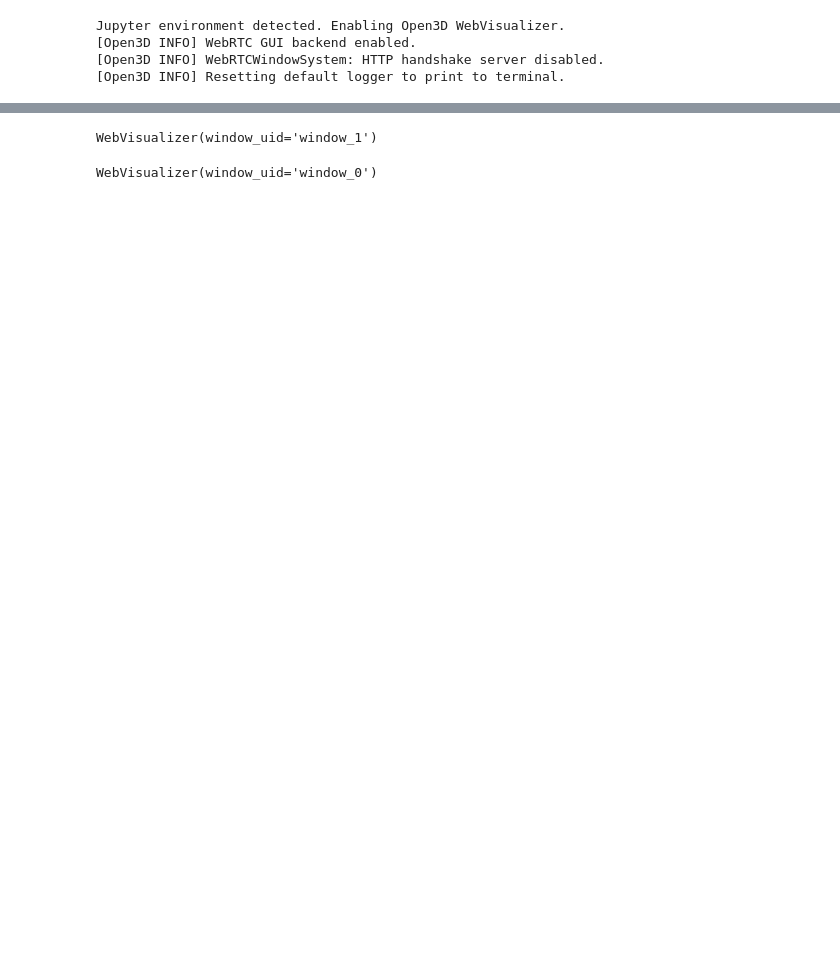
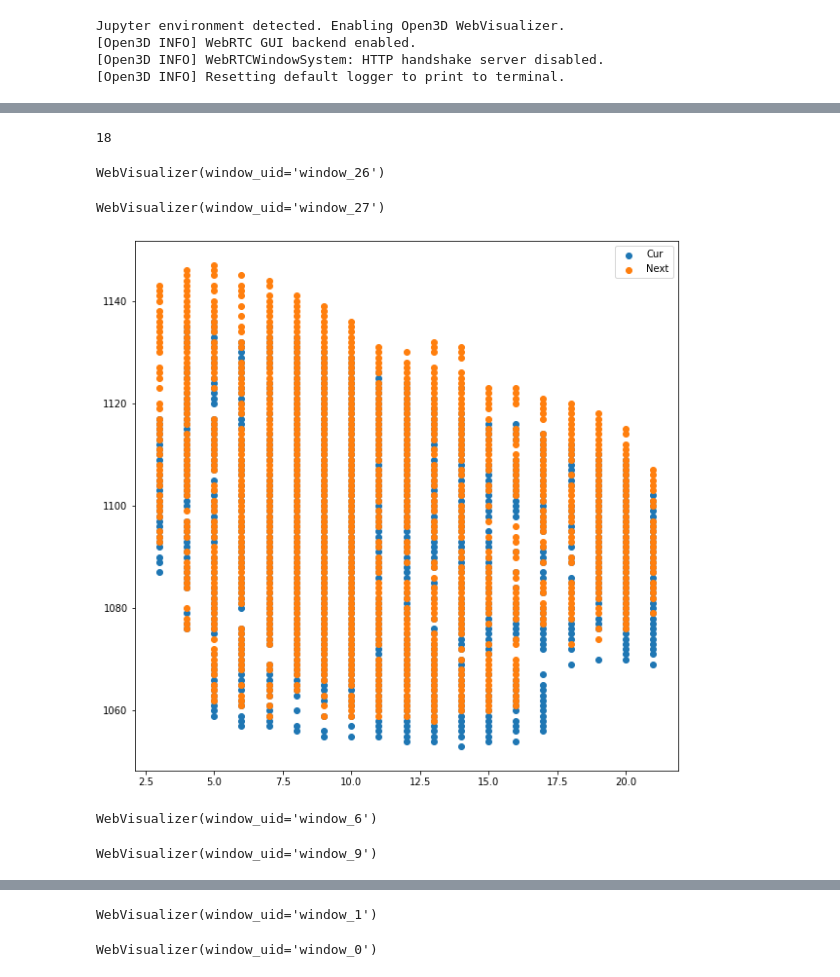
Before and after one commit to jksdbks123/Lidar-Tracker, a Jupyter notebook: LiDAR_Tracker_Project/PcapParser.ipynb, the cells around one changed output, grey strips where cells are left out. Cells and saved outputs as stored; diff of their text form; code cells hidden in the pictures; blank space fills up the shorter version.

```diff
--- a/LiDAR_Tracker_Project/PcapParser.ipynb
+++ b/LiDAR_Tracker_Project/PcapParser.ipynb
@@ -85,0 +52,15 @@ WebVisualizer(window_uid='window_1')
+# %%
+def get_features_pred(Labeling_map_cur,Labeling_map_next,Td_map_cur,Td_map_next):
+
+    Td_map_cur,Td_map_next = convert_fornmat(Td_map_cur),convert_fornmat(Td_map_next)
+    rows_cur, cols_cur = np.where(Labeling_map_cur != -1) # x0: col, y0: row
+    rows_next, cols_next = np.where(Labeling_map_next != -1) # x0: col, y0: row
+    p0 = np.array([cols_cur,rows_cur]).T
+    p0 = p0.reshape(-1,1,2).astype(np.float32)
+    p1, st, err = cv.calcOpticalFlowPyrLK(Td_map_cur, Td_map_next, p0, None, **lk_params)
+
+    return p1,st,rows_cur,cols_cur,rows_next,cols_next
+# %%
+Td_map_cur,Td_map_next = Td_maps[37].copy(),Td_maps[38].copy()
+Foreground_map_cur,Labeling_map_cur = get_maps(clustering_td,Td_map_cur,threshold_map)
+Foreground_map_next,Labeling_map_next = get_maps(clustering_td,Td_map_next,threshold_map)
@@ -85,0 +106,36 @@ WebVisualizer(window_uid='window_1')
+# %%
+ind = 7
+pcd = get_pcd_colored_specified(Td_map_cur,Labeling_map_cur, [associated_pairs[ind,0]])
+print(associated_counts[ind])
+draw(pcd,height=1000,width=1000)
+pcd = get_pcd_colored_specified(Td_map_next,Labeling_map_next, [associated_pairs[ind,1]])
+draw(pcd,height=1000,width=1000)
+# %% [output]
+18
+WebVisualizer(window_uid='window_26')
+WebVisualizer(window_uid='window_27')
+# %%
+p1,st,rows_cur,cols_cur,rows_next,cols_next = get_features_pred(Labeling_map_cur,Labeling_map_next,Td_map_cur,Td_map_next)
+# %%
+Label_cur,Label_next = Labeling_map_cur[Labeling_map_cur != -1],Labeling_map_next[Labeling_map_next != -1]
+# %%
+plt.figure(figsize=(10,10))
+L_cur = 0
+L_next = 1
+plt.scatter(rows_cur[Label_cur == L_cur],cols_cur[Label_cur == L_cur],label = 'Cur')
+# plt.scatter(p1[:,0,1][Label_cur == L_cur],p1[:,0,0][Label_cur== L_cur],label = 'Pred')
+plt.scatter(rows_next[Label_next == L_next],cols_next[Label_next== L_next],label = 'Next')
+plt.legend()
+plt.show()
+# %% [output]
+[figure, added]
+# %%
+pcd = get_pcd_colored_specified(Td_map_next,Labeling_map_next, [1])
+draw(pcd,height=1000,width=1000)
+# %% [output]
+WebVisualizer(window_uid='window_6')
+# %%
+pcd = get_pcd_colored_specified(Td_map_cur,Labeling_map_cur, [0])
+draw(pcd,height=1000,width=1000)
+# %% [output]
+WebVisualizer(window_uid='window_9')
```
Also changed, not shown: parts of 23 cells of this notebook, 6 other files.
